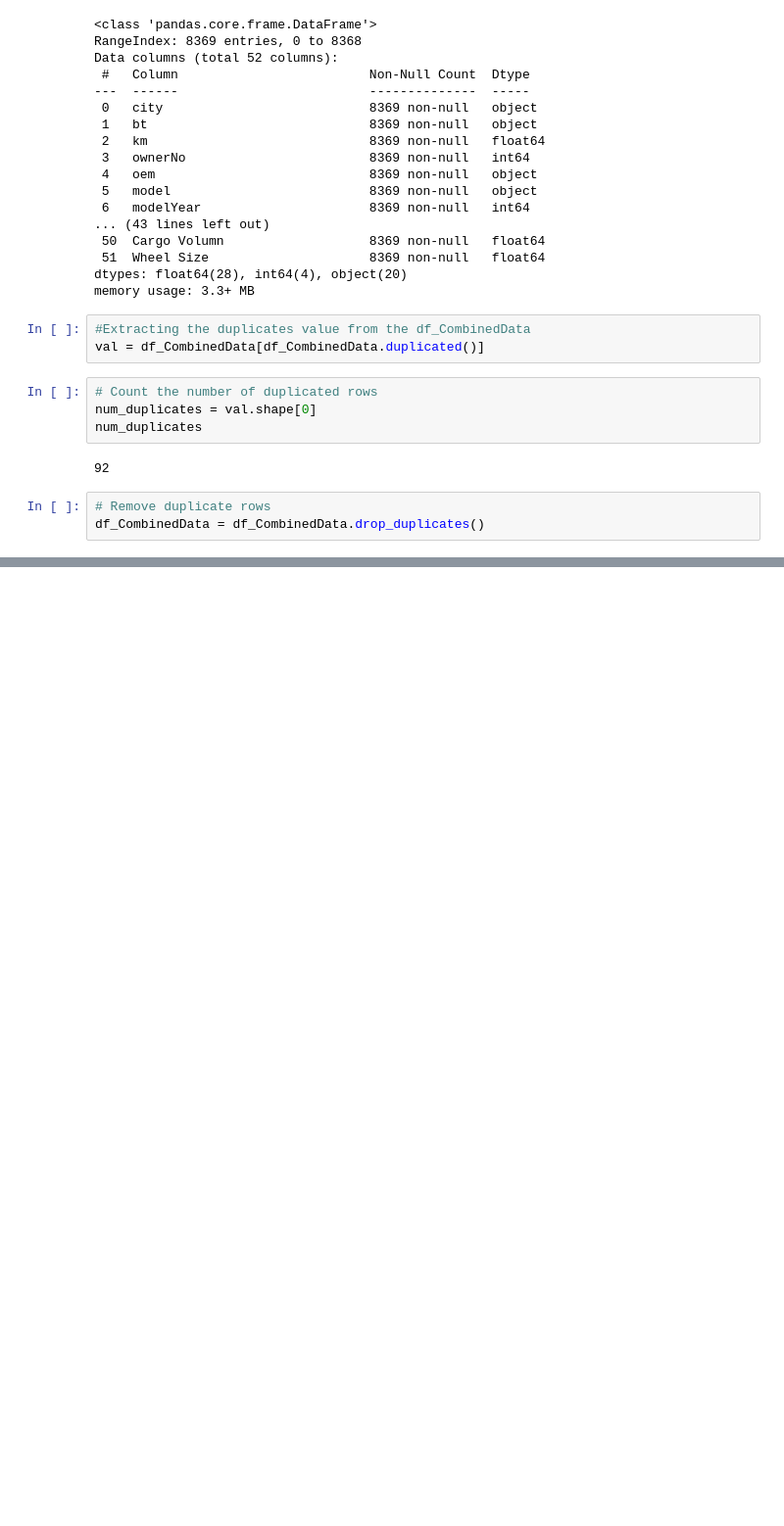
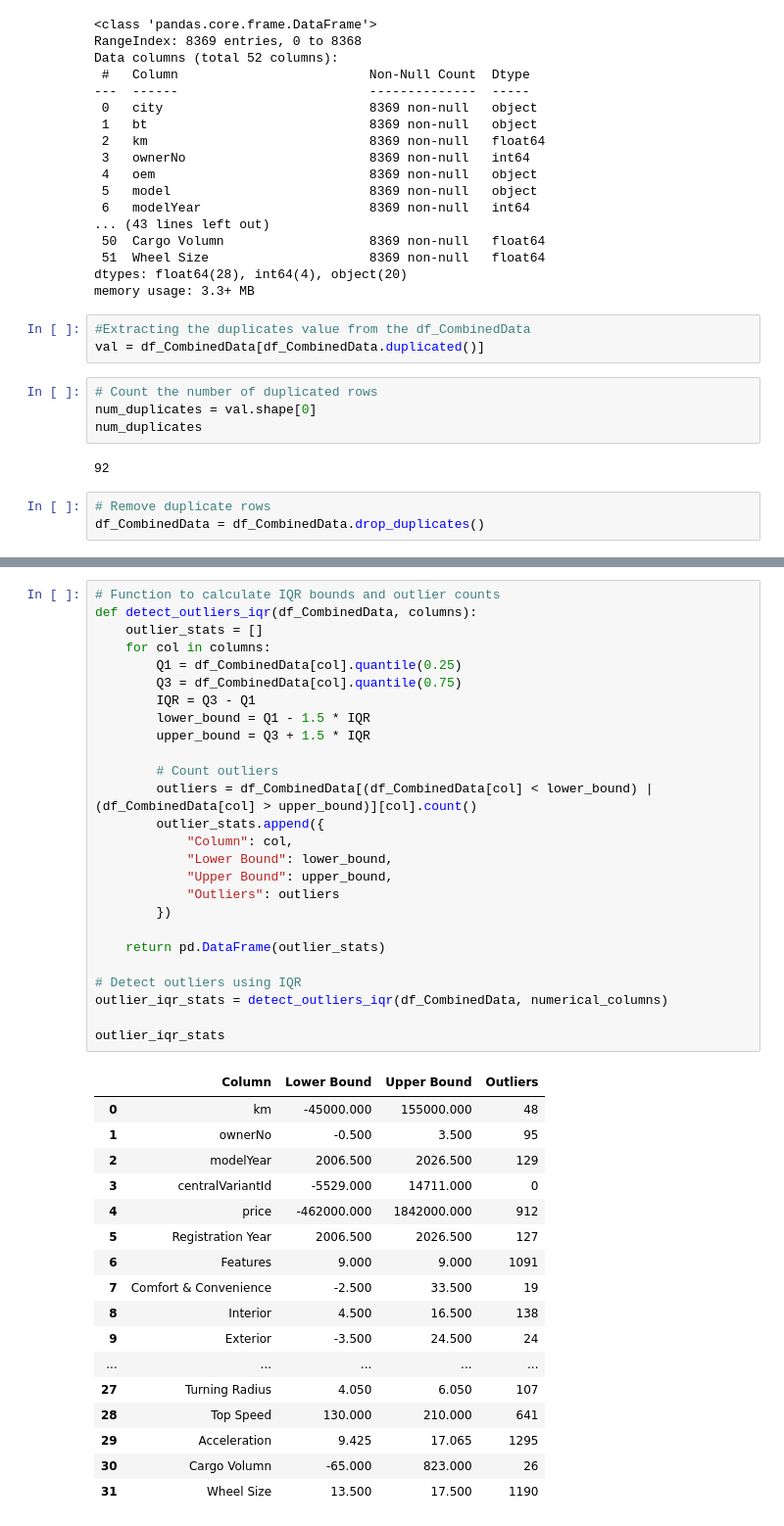
Before and after one commit to Kamalesh-Gandhi/UsedCar_Price_Prediction_Model, a Jupyter notebook: Data_PreProcessing.ipynb, the cells around one changed output, grey strips where cells are left out. Shown at 98% size. Saved outputs shown, nothing was run; the diff lists cells and outputs as text; blank space fills up the shorter version.

```diff
--- a/Data_PreProcessing.ipynb
+++ b/Data_PreProcessing.ipynb
@@ -1631,0 +1727,44 @@ df_CombinedData = df_CombinedData.drop_duplicates()
+# %%
+# Function to calculate IQR bounds and outlier counts
+def detect_outliers_iqr(df_CombinedData, columns):
+    outlier_stats = []
+    for col in columns:
+        Q1 = df_CombinedData[col].quantile(0.25)
+        Q3 = df_CombinedData[col].quantile(0.75)
+        IQR = Q3 - Q1
+        lower_bound = Q1 - 1.5 * IQR
+        upper_bound = Q3 + 1.5 * IQR
+
+        # Count outliers
+        outliers = df_CombinedData[(df_CombinedData[col] < lower_bound) | (df_CombinedData[col] > upper_bound)][col].count()
+        outlier_stats.append({
+            "Column": col,
+            "Lower Bound": lower_bound,
+            "Upper Bound": upper_bound,
+            "Outliers": outliers
+        })
+
+    return pd.DataFrame(outlier_stats)
+
+# Detect outliers using IQR
+outlier_iqr_stats = detect_outliers_iqr(df_CombinedData, numerical_columns)
+
+outlier_iqr_stats
+# %% [output]
+|  | Column | Lower Bound | Upper Bound | Outliers |
+| 0 | km | -45000.000 | 155000.000 | 48 |
+| 1 | ownerNo | -0.500 | 3.500 | 95 |
+| 2 | modelYear | 2006.500 | 2026.500 | 129 |
+| 3 | centralVariantId | -5529.000 | 14711.000 | 0 |
+| 4 | price | -462000.000 | 1842000.000 | 912 |
+| 5 | Registration Year | 2006.500 | 2026.500 | 127 |
+| 6 | Features | 9.000 | 9.000 | 1091 |
+| 7 | Comfort & Convenience | -2.500 | 33.500 | 19 |
+| 8 | Interior | 4.500 | 16.500 | 138 |
+| 9 | Exterior | -3.500 | 24.500 | 24 |
+| ... | ... | ... | ... | ... |
+| 27 | Turning Radius | 4.050 | 6.050 | 107 |
+| 28 | Top Speed | 130.000 | 210.000 | 641 |
+| 29 | Acceleration | 9.425 | 17.065 | 1295 |
+| 30 | Cargo Volumn | -65.000 | 823.000 | 26 |
+| 31 | Wheel Size | 13.500 | 17.500 | 1190 |
```
Also changed, not shown: parts of 28 cells of this notebook, 1 other file.
